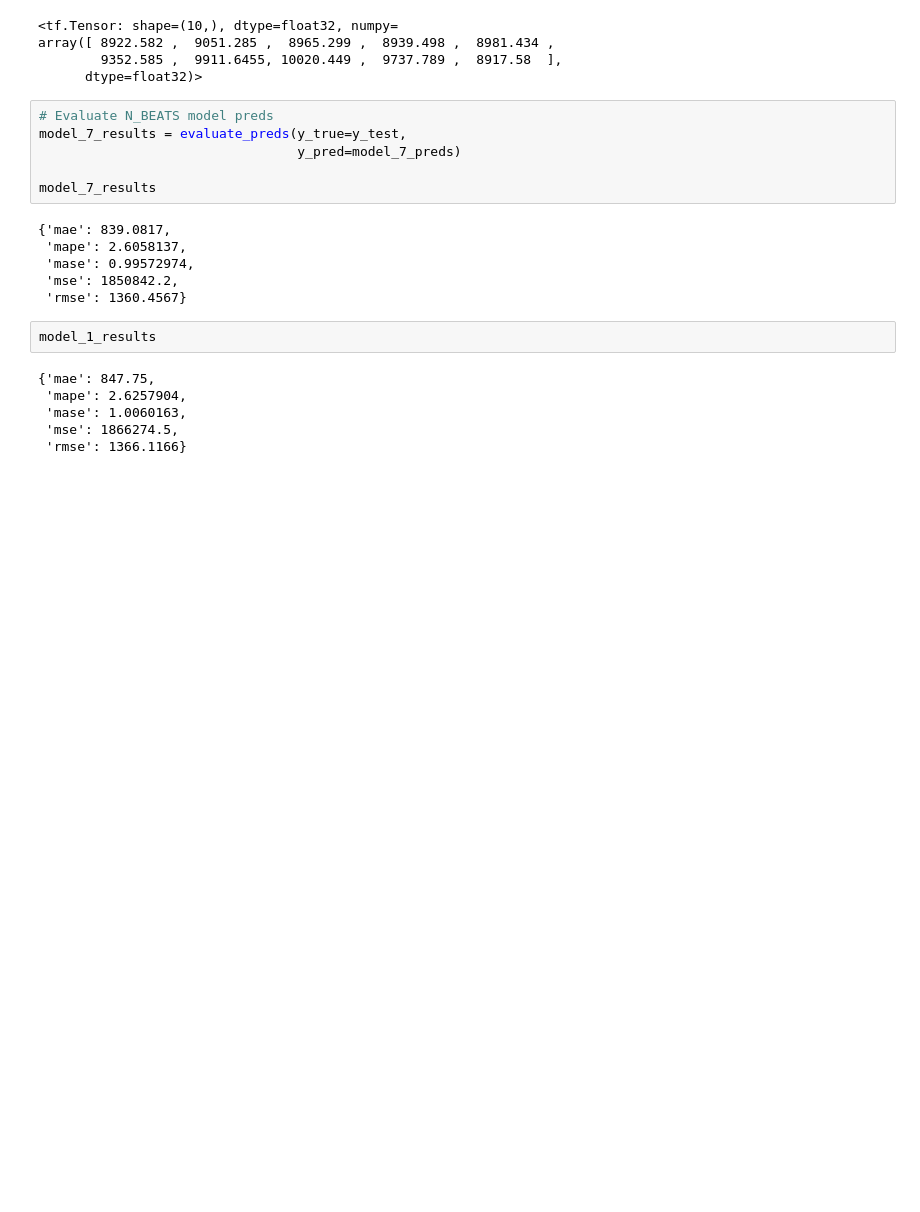
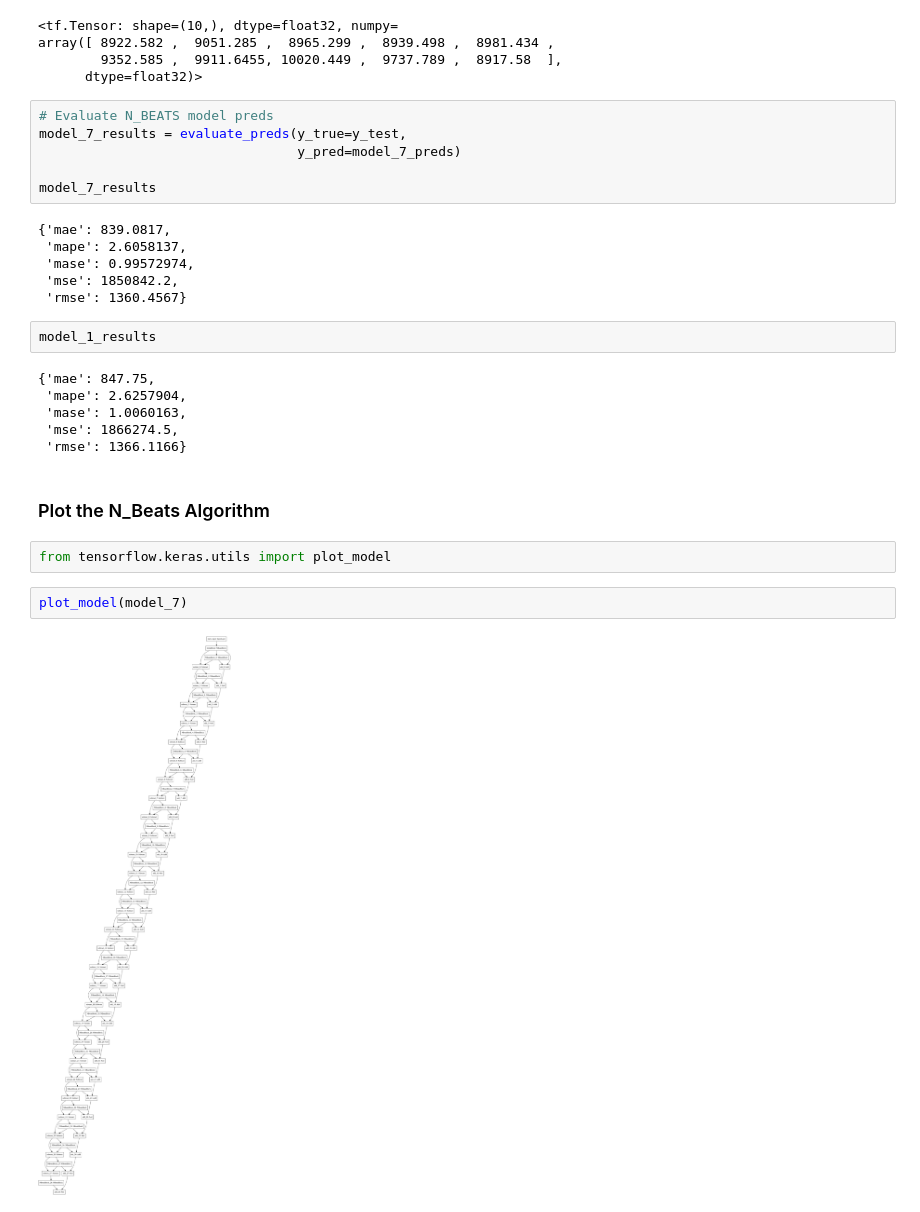
Before and after one commit to Dimisz/tensorflow_projects, a Jupyter notebook: time_series/bitcoin_price_prediction.ipynb, the cells around one changed output. Drawn from its saved outputs; the diff is of its cells as text; blank space fills up the shorter version.

```diff
--- a/time_series/bitcoin_price_prediction.ipynb
+++ b/time_series/bitcoin_price_prediction.ipynb
@@ -1681,3 +1681,11 @@ model_1_results
  'mase': 1.0060163,
  'mse': 1866274.5,
  'rmse': 1366.1166}
+# %% [markdown]
+### Plot the N_Beats Algorithm
+# %%
+from tensorflow.keras.utils import plot_model
+# %%
+plot_model(model_7)
+# %% [output]
+[figure, added]
```
